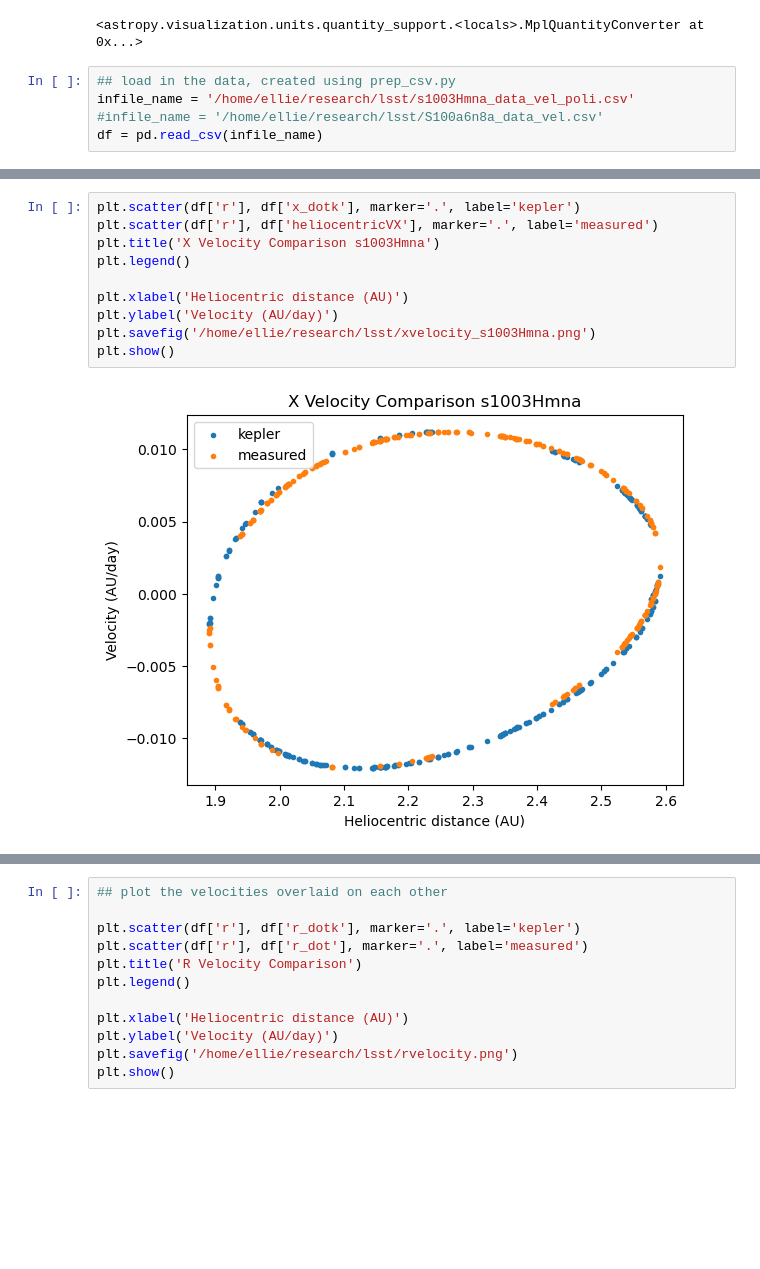
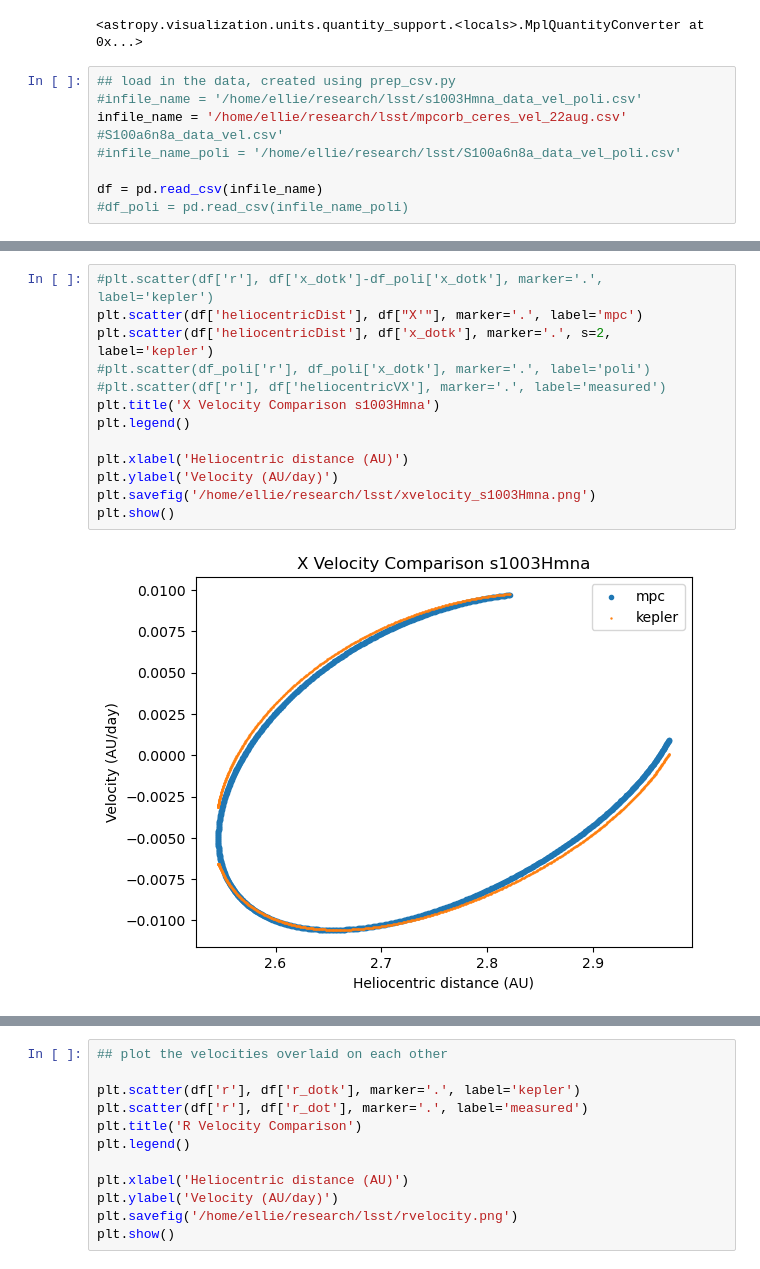
Before and after one commit to ewhite42/lsst_seti, a Jupyter notebook: sycorax_search/verify_velocity.ipynb, the cells around one changed output, grey strips where cells are left out. Drawn from its saved outputs; the diff is of its cells as text; blank space fills up the shorter version.

```diff
--- a/sycorax_search/verify_velocity.ipynb
+++ b/sycorax_search/verify_velocity.ipynb
@@ -9,6 +9,9 @@ quantity_support()
 <astropy.visualization.units.quantity_support.<locals>.MplQuantityConverter at 0x...>
 # %%
 ## load in the data, created using prep_csv.py
-infile_name = '/home/ellie/research/lsst/s1003Hmna_data_vel_poli.csv'
-#infile_name = '/home/ellie/research/lsst/S100a6n8a_data_vel.csv'
+#infile_name = '/home/ellie/research/lsst/s1003Hmna_data_vel_poli.csv'
+infile_name = '/home/ellie/research/lsst/mpcorb_ceres_vel_22aug.csv' #S100a6n8a_data_vel.csv'
+#infile_name_poli = '/home/ellie/research/lsst/S100a6n8a_data_vel_poli.csv'
+
 df = pd.read_csv(infile_name)
+#df_poli = pd.read_csv(infile_name_poli)
@@ -31,15 +18,18 @@ plt.show()
 # %%
-plt.scatter(df['r'], df['x_dotk'], marker='.', label='kepler')
-plt.scatter(df['r'], df['heliocentricVX'], marker='.', label='measured')
+#plt.scatter(df['r'], df['x_dotk']-df_poli['x_dotk'], marker='.', label='kepler')
+plt.scatter(df['heliocentricDist'], df["X'"], marker='.', label='mpc')
+plt.scatter(df['heliocentricDist'], df['x_dotk'], marker='.', s=2, label='kepler')
+#plt.scatter(df_poli['r'], df_poli['x_dotk'], marker='.', label='poli')
+#plt.scatter(df['r'], df['heliocentricVX'], marker='.', label='measured')
 plt.title('X Velocity Comparison s1003Hmna')
 plt.legend()
 
 plt.xlabel('Heliocentric distance (AU)')
 plt.ylabel('Velocity (AU/day)')
 plt.savefig('/home/ellie/research/lsst/xvelocity_s1003Hmna.png')
 plt.show()
 # %% [output]
-[figure, old version]
+[figure, new version]
 # %%
 ## plot the velocities overlaid on each other
 
```
Also changed, not shown: parts of 4 cells of this notebook, 6 other files.
